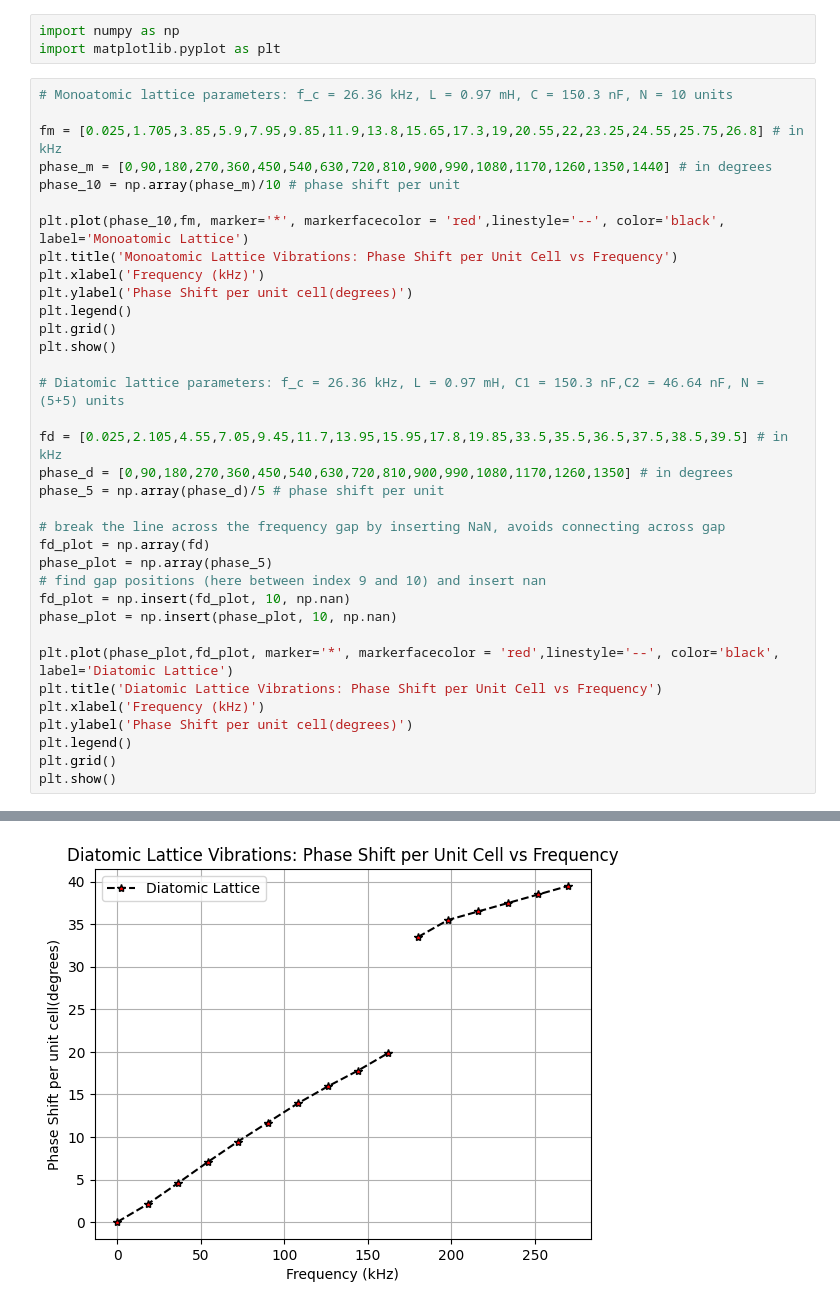
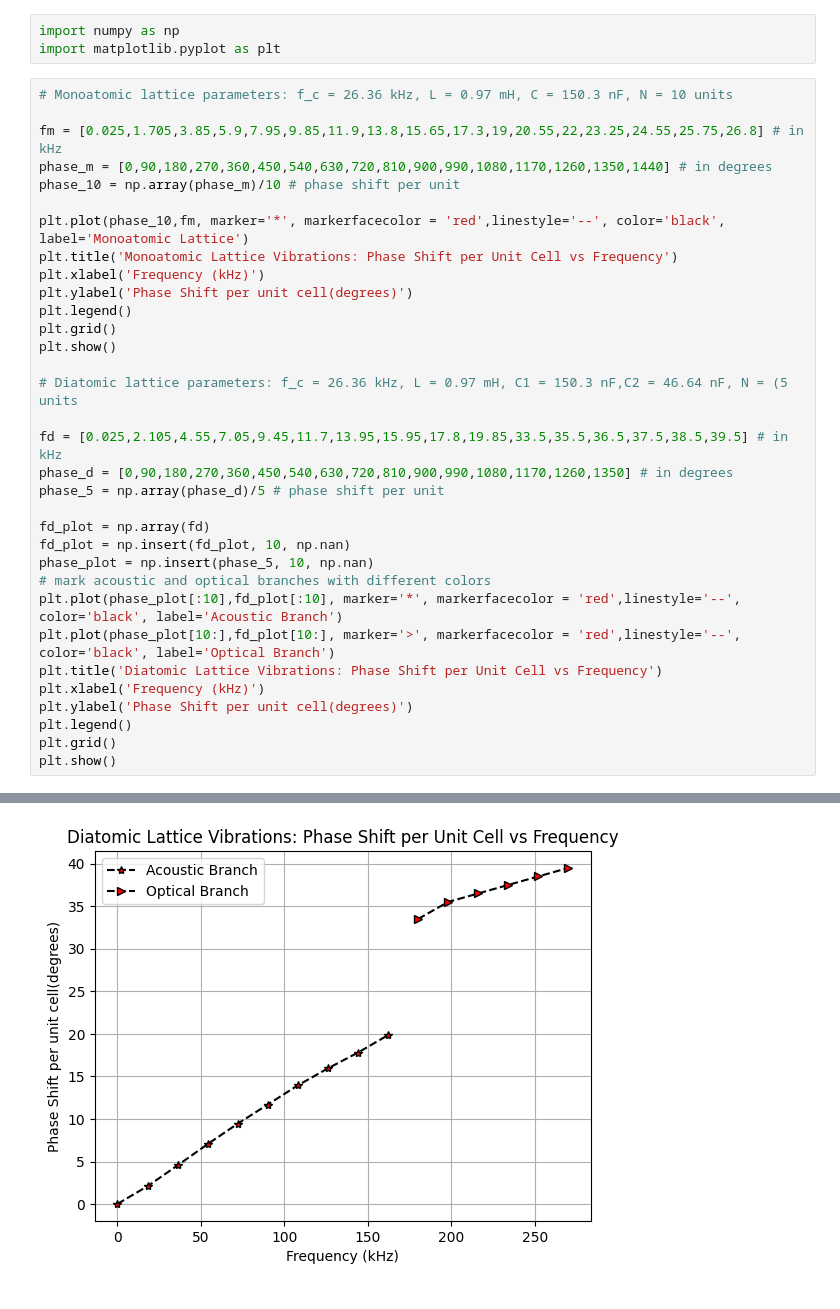
Before and after one commit to Anuj-Arya1/Nuclear-and-Solid-State-physics-Lab, a Jupyter notebook: Solid_state_physics_lab/Lattice_Vib.ipynb, the cells around one changed output, grey strips where cells are left out. Drawn from its saved outputs; the diff is of its cells as text.

```diff
--- a/Solid_state_physics_lab/Lattice_Vib.ipynb
+++ b/Solid_state_physics_lab/Lattice_Vib.ipynb
@@ -4,38 +4,36 @@ import matplotlib.pyplot as plt
 # %%
 # Monoatomic lattice parameters: f_c = 26.36 kHz, L = 0.97 mH, C = 150.3 nF, N = 10 units
 
 fm = [0.025,1.705,3.85,5.9,7.95,9.85,11.9,13.8,15.65,17.3,19,20.55,22,23.25,24.55,25.75,26.8] # in kHz
 phase_m = [0,90,180,270,360,450,540,630,720,810,900,990,1080,1170,1260,1350,1440] # in degrees
 phase_10 = np.array(phase_m)/10 # phase shift per unit
 
 plt.plot(phase_10,fm, marker='*', markerfacecolor = 'red',linestyle='--', color='black', label='Monoatomic Lattice')
 plt.title('Monoatomic Lattice Vibrations: Phase Shift per Unit Cell vs Frequency')
 plt.xlabel('Frequency (kHz)')
 plt.ylabel('Phase Shift per unit cell(degrees)')
 plt.legend()
 plt.grid()
 plt.show()
 
-# Diatomic lattice parameters: f_c = 26.36 kHz, L = 0.97 mH, C1 = 150.3 nF,C2 = 46.64 nF, N = (5+5) units
+# Diatomic lattice parameters: f_c = 26.36 kHz, L = 0.97 mH, C1 = 150.3 nF,C2 = 46.64 nF, N = (5 units
 
 fd = [0.025,2.105,4.55,7.05,9.45,11.7,13.95,15.95,17.8,19.85,33.5,35.5,36.5,37.5,38.5,39.5] # in kHz
 phase_d = [0,90,180,270,360,450,540,630,720,810,900,990,1080,1170,1260,1350] # in degrees
 phase_5 = np.array(phase_d)/5 # phase shift per unit
 
-# break the line across the frequency gap by inserting NaN, avoids connecting across gap
 fd_plot = np.array(fd)
-phase_plot = np.array(phase_5)
-# find gap positions (here between index 9 and 10) and insert nan
 fd_plot = np.insert(fd_plot, 10, np.nan)
-phase_plot = np.insert(phase_plot, 10, np.nan)
-
-plt.plot(phase_plot,fd_plot, marker='*', markerfacecolor = 'red',linestyle='--', color='black', label='Diatomic Lattice')
+phase_plot = np.insert(phase_5, 10, np.nan)
+# mark acoustic and optical branches with different colors
+plt.plot(phase_plot[:10],fd_plot[:10], marker='*', markerfacecolor = 'red',linestyle='--', color='black', label='Acoustic Branch')
+plt.plot(phase_plot[10:],fd_plot[10:], marker='>', markerfacecolor = 'red',linestyle='--', color='black', label='Optical Branch')
 plt.title('Diatomic Lattice Vibrations: Phase Shift per Unit Cell vs Frequency')
 plt.xlabel('Frequency (kHz)')
 plt.ylabel('Phase Shift per unit cell(degrees)')
 plt.legend()
 plt.grid()
 plt.show()
 # %% [output]
 [figure]
-[figure, old version]
+[figure, new version]
```
